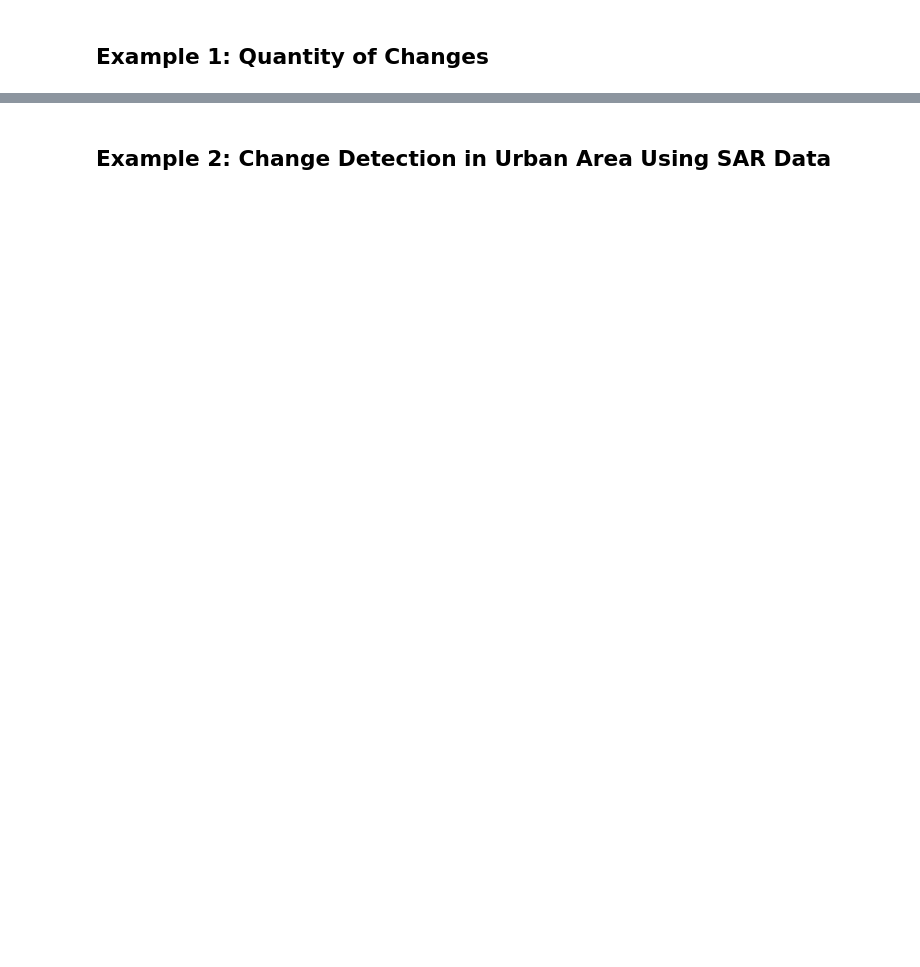
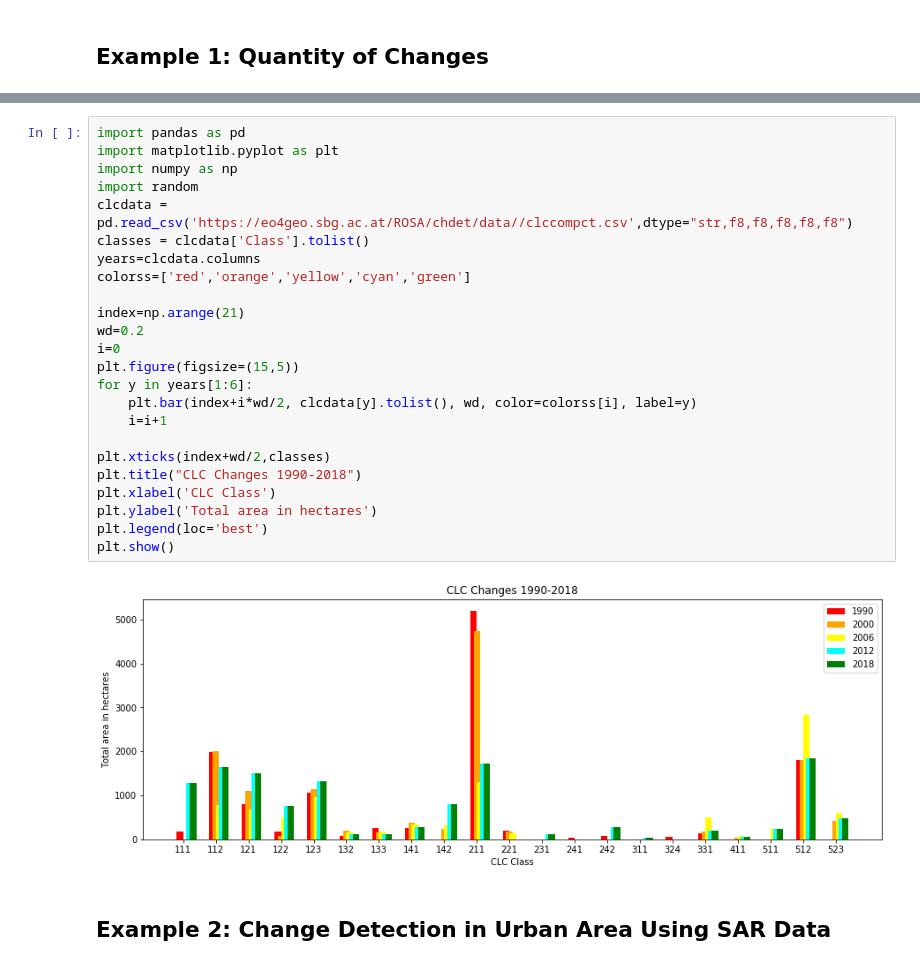
Before and after one commit to eo4geocourses/ROSA_Change-Detection-in-optical-Data, a Jupyter notebook: jupyter_notebook/cdtut.ipynb, the cells around one changed output, grey strips where cells are left out. Saved outputs shown, nothing was run; the diff lists cells and outputs as text; blank space fills up the shorter version.

```diff
--- a/jupyter_notebook/cdtut.ipynb
+++ b/jupyter_notebook/cdtut.ipynb
@@ -95,5 +94,31 @@ Map(center=[44.2, 28.6], controls=(ZoomControl(options=['position', 'zoom_in_tex
 <table><tr><td>2000</td><td>2006</td><td>2012</td><td>2018</td></tr><tr>
 <td><img src="https://eo4geo.sbg.ac.at/ROSA/chdet/images/clcct00.png" width ="300"/></td><td><img src="https://eo4geo.sbg.ac.at/ROSA/chdet/images/clcct06.png" width ="300"/></td><td><img src="https://eo4geo.sbg.ac.at/ROSA/chdet/images/clcct12.png" width ="300"/></td><td><img src="https://eo4geo.sbg.ac.at/ROSA/chdet/images/clcct18.png" width ="300"/></td></tr></table>
+# %%
+import pandas as pd
+import matplotlib.pyplot as plt
+import numpy as np
+import random
+clcdata = pd.read_csv('https://eo4geo.sbg.ac.at/ROSA/chdet/data//clccompct.csv',dtype="str,f8,f8,f8,f8,f8")
+classes = clcdata['Class'].tolist()
+years=clcdata.columns
+colorss=['red','orange','yellow','cyan','green']
+
+index=np.arange(21)
+wd=0.2
+i=0
+plt.figure(figsize=(15,5))
+for y in years[1:6]:
+    plt.bar(index+i*wd/2, clcdata[y].tolist(), wd, color=colorss[i], label=y)
+    i=i+1
+
+plt.xticks(index+wd/2,classes)
+plt.title("CLC Changes 1990-2018")
+plt.xlabel('CLC Class')
+plt.ylabel('Total area in hectares')
+plt.legend(loc='best')
+plt.show()
+# %% [output]
+[figure, added]
 # %% [markdown]
 ## Example 2: Change Detection in Urban Area Using SAR Data
 # %% [markdown]
```
Also changed, not shown: parts of 12 cells of this notebook.
